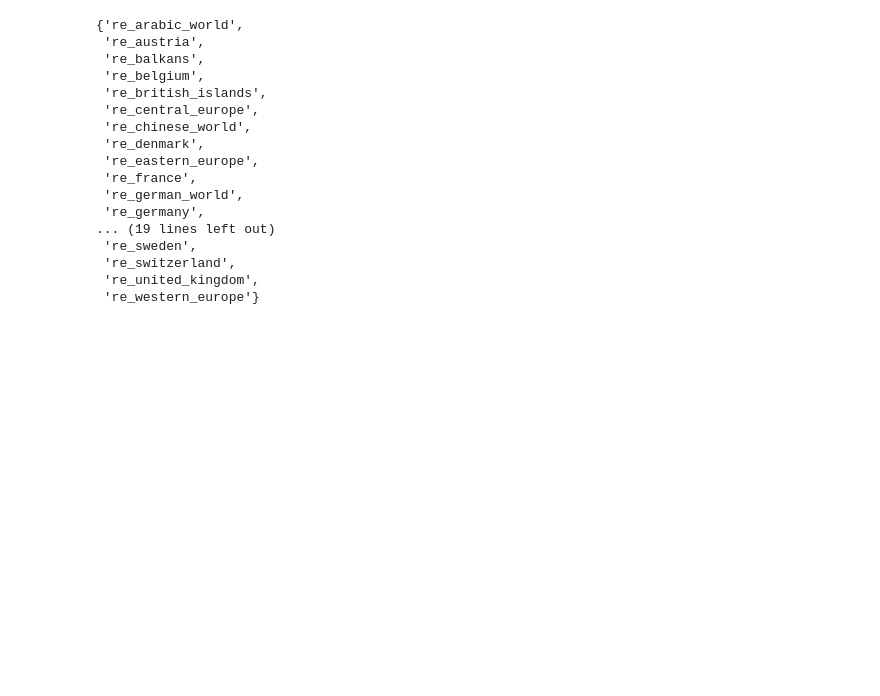
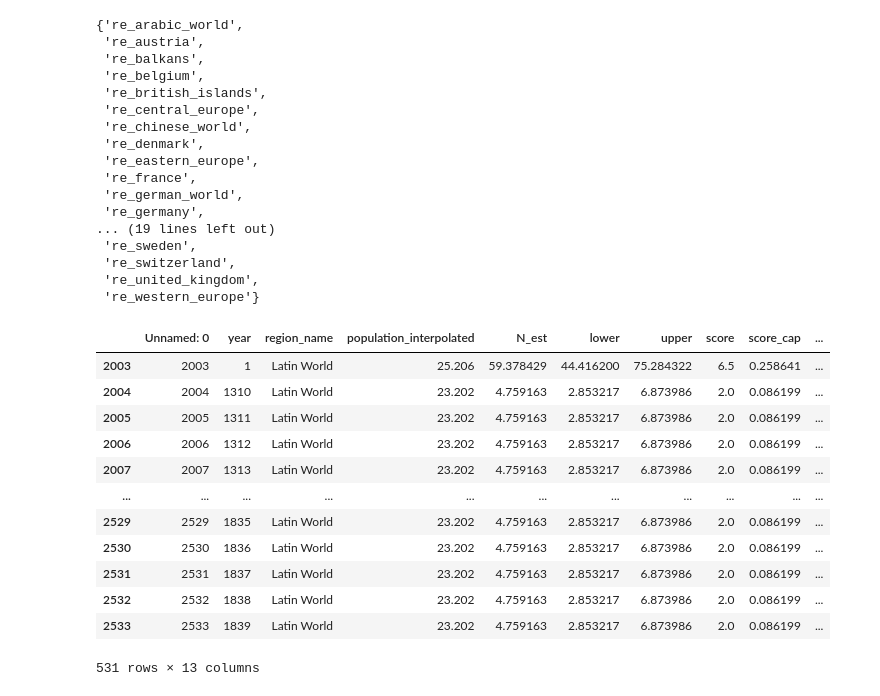
Before and after one commit to charlesdedampierre/cultura_project, a Jupyter notebook: notebooks/read_data.ipynb, the cells around one changed output. Cells and saved outputs as stored; diff of their text form; code cells hidden in the pictures; blank space fills up the shorter version.

```diff
--- a/notebooks/read_data.ipynb
+++ b/notebooks/read_data.ipynb
@@ -78,3 +74,19 @@ df_maddison_stats = pd.merge(gdp_equiv, df_maddison, on="country_code_maddison")
 df_maddison_stats = df_maddison_stats[df_maddison_stats['year']<=1850]
 # %%
 data = pd.read_csv('../stats_correlation/data_stats.csv')
+# %%
+data[data['region_name']=='Latin World']
+# %% [output]
+|  | Unnamed: 0 | year | region_name | population_interpolated | N_est | lower | upper | score | score_cap | ... |
+| 2003 | 2003 | 1 | Latin World | 25.206 | 59.378429 | 44.416200 | 75.284322 | 6.5 | 0.258641 | ... |
+| 2004 | 2004 | 1310 | Latin World | 23.202 | 4.759163 | 2.853217 | 6.873986 | 2.0 | 0.086199 | ... |
+| 2005 | 2005 | 1311 | Latin World | 23.202 | 4.759163 | 2.853217 | 6.873986 | 2.0 | 0.086199 | ... |
+| 2006 | 2006 | 1312 | Latin World | 23.202 | 4.759163 | 2.853217 | 6.873986 | 2.0 | 0.086199 | ... |
+| 2007 | 2007 | 1313 | Latin World | 23.202 | 4.759163 | 2.853217 | 6.873986 | 2.0 | 0.086199 | ... |
+| ... | ... | ... | ... | ... | ... | ... | ... | ... | ... | ... |
+| 2529 | 2529 | 1835 | Latin World | 23.202 | 4.759163 | 2.853217 | 6.873986 | 2.0 | 0.086199 | ... |
+| 2530 | 2530 | 1836 | Latin World | 23.202 | 4.759163 | 2.853217 | 6.873986 | 2.0 | 0.086199 | ... |
+| 2531 | 2531 | 1837 | Latin World | 23.202 | 4.759163 | 2.853217 | 6.873986 | 2.0 | 0.086199 | ... |
+| 2532 | 2532 | 1838 | Latin World | 23.202 | 4.759163 | 2.853217 | 6.873986 | 2.0 | 0.086199 | ... |
+| 2533 | 2533 | 1839 | Latin World | 23.202 | 4.759163 | 2.853217 | 6.873986 | 2.0 | 0.086199 | ... |
+531 rows × 13 columns
```
Also changed, not shown: parts of 2 cells of this notebook, 5 other files.
